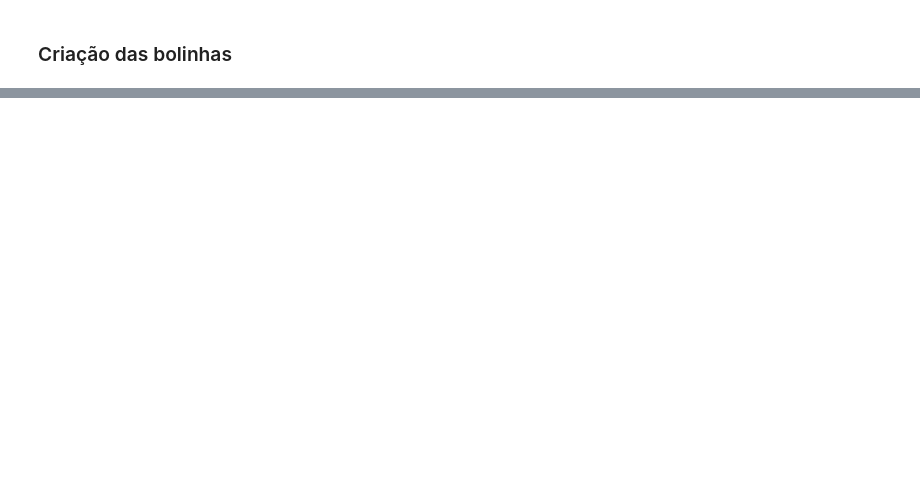
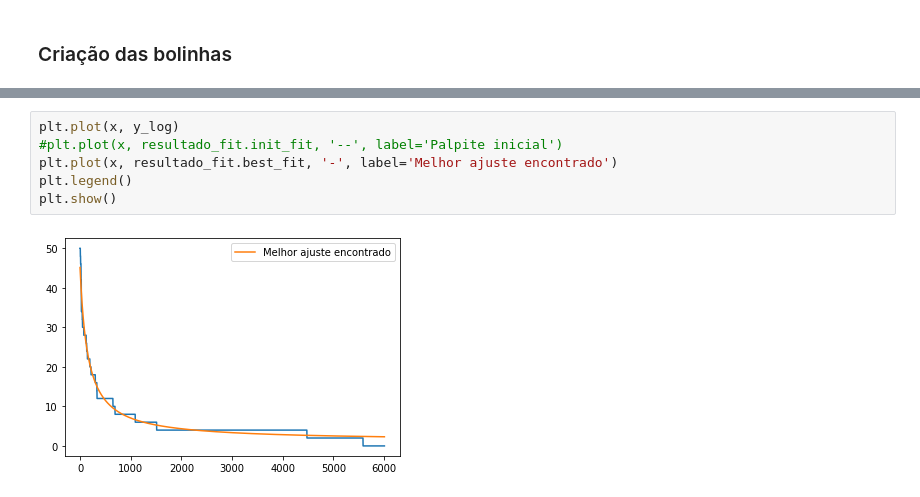
Before and after one commit to barbaraperez/BaThay-simulacoes-moleculares, a Jupyter notebook: rascunho_desafio2.3.ipynb, the cells around one changed output, grey strips where cells are left out. Drawn from its saved outputs; the diff is of its cells as text; blank space fills up the shorter version.

```diff
--- a/rascunho_desafio2.3.ipynb
+++ b/rascunho_desafio2.3.ipynb
@@ -305,0 +349,8 @@ plt.show()
+# %%
+plt.plot(x, y_log)
+#plt.plot(x, resultado_fit.init_fit, '--', label='Palpite inicial')
+plt.plot(x, resultado_fit.best_fit, '-', label='Melhor ajuste encontrado')
+plt.legend()
+plt.show()
+# %% [output]
+[figure, added]
```
Also changed, not shown: parts of 10 cells of this notebook.
